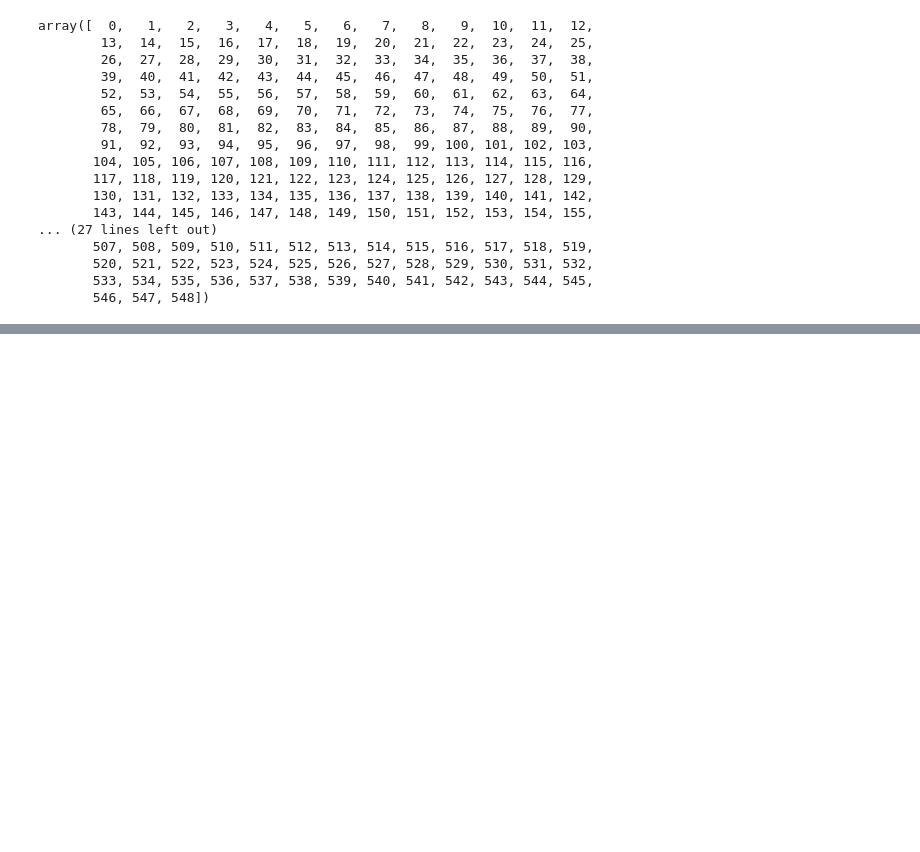
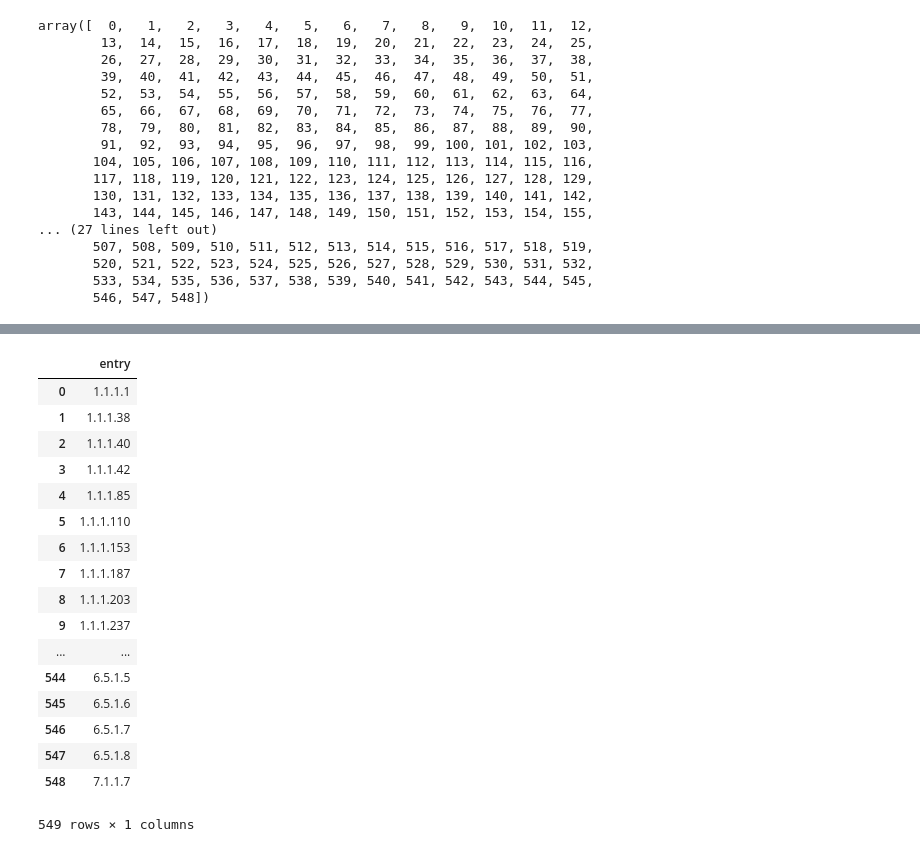
Before and after one commit to theicechol/metamoles, a Jupyter notebook: notebooks/KEGG_datacleaning.ipynb, the cells around one changed output, grey strips where cells are left out. Drawn from its saved outputs; the diff is of its cells as text; code cells hidden in the pictures; blank space fills up the shorter version.

```diff
--- a/notebooks/KEGG_datacleaning.ipynb
+++ b/notebooks/KEGG_datacleaning.ipynb
@@ -184,0 +142,2 @@ substrate_to_product_promiscuous_df = substrate_to_product_promiscuous_df[['entr
+# %%
+compact_substrate_to_product_promiscuous_df = substrate_to_product_promiscuous_df[['entry','product']]
@@ -184,0 +177,23 @@ substrate_to_product_promiscuous_df = substrate_to_product_promiscuous_df[['entr
+# %%
+newcompoundcolumn=[]
+newdf = compact_substrate_to_product_promiscuous_df[['entry']]
+newdf
+# %% [output]
+|  | entry |
+| 0 | 1.1.1.1 |
+| 1 | 1.1.1.38 |
+| 2 | 1.1.1.40 |
+| 3 | 1.1.1.42 |
+| 4 | 1.1.1.85 |
+| 5 | 1.1.1.110 |
+| 6 | 1.1.1.153 |
+| 7 | 1.1.1.187 |
+| 8 | 1.1.1.203 |
+| 9 | 1.1.1.237 |
+| ... | ... |
+| 544 | 6.5.1.5 |
+| 545 | 6.5.1.6 |
+| 546 | 6.5.1.7 |
+| 547 | 6.5.1.8 |
+| 548 | 7.1.1.7 |
+549 rows × 1 columns
```
Also changed, not shown: parts of 17 cells of this notebook.
